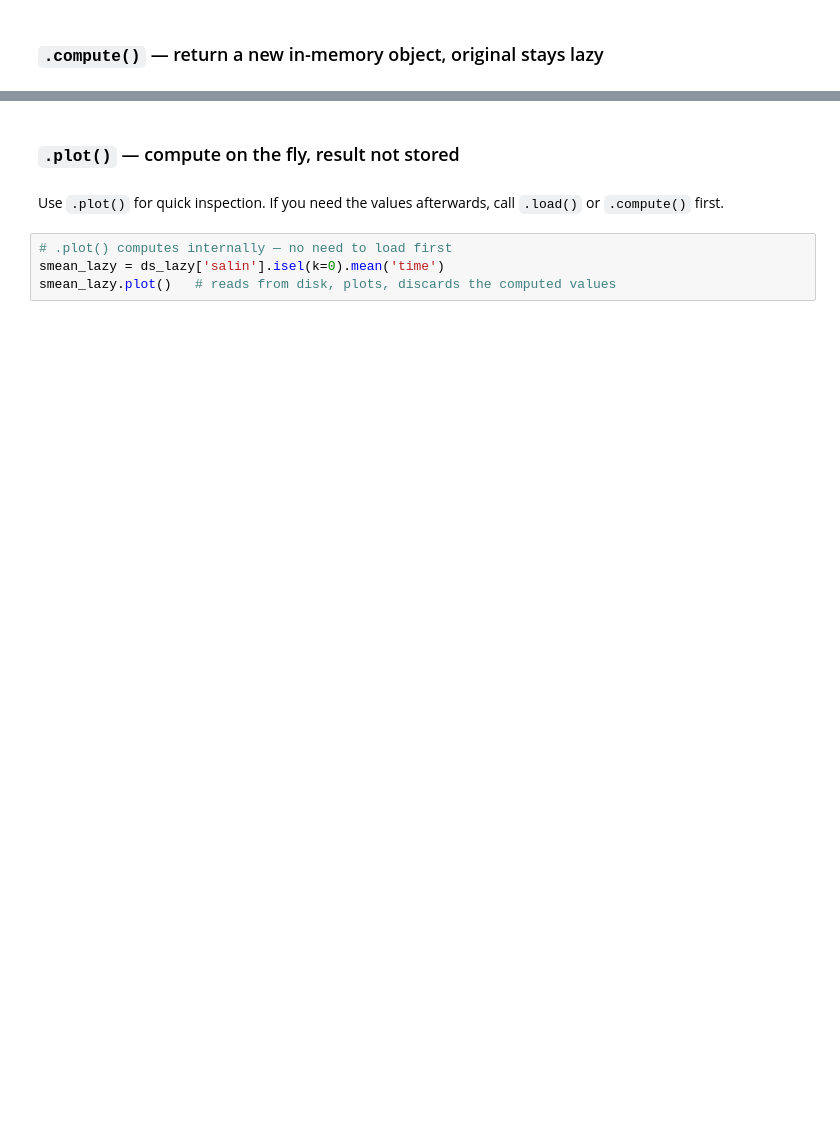
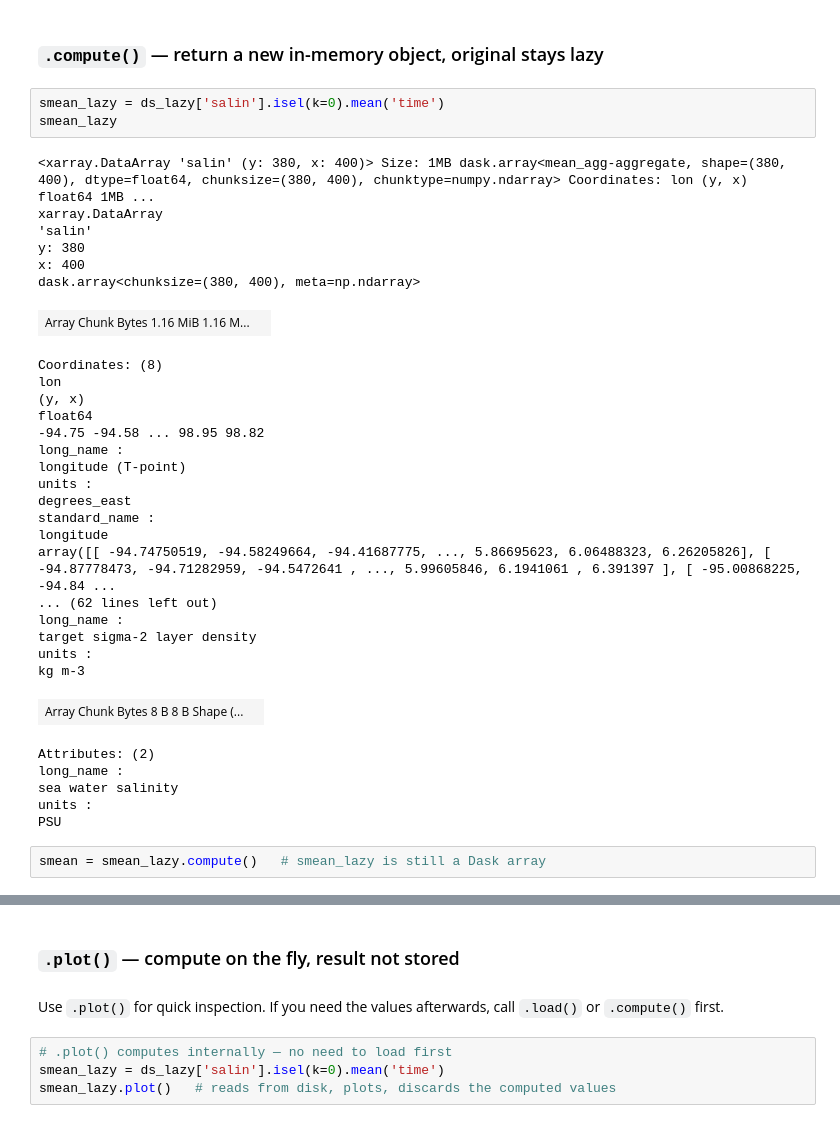
Before and after one commit to NoraLoose/xhycom, a Jupyter notebook: docs/lazy-loading.ipynb, the cells around one changed output, grey strips where cells are left out. Drawn from its saved outputs; the diff is of its cells as text; blank space fills up the shorter version.

```diff
--- a/docs/lazy-loading.ipynb
+++ b/docs/lazy-loading.ipynb
@@ -180,2 +252,38 @@ print(smean_lazy.values.mean())   # also fast
 # %% [markdown]
 ### `.compute()` — return a new in-memory object, original stays lazy
+# %%
+smean_lazy = ds_lazy['salin'].isel(k=0).mean('time')
+smean_lazy
+# %% [output]
+<xarray.DataArray 'salin' (y: 380, x: 400)> Size: 1MB dask.array<mean_agg-aggregate, shape=(380, 400), dtype=float64, chunksize=(380, 400), chunktype=numpy.ndarray> Coordinates: lon (y, x) float64 1MB ...
+xarray.DataArray
+'salin'
+y: 380
+x: 400
+dask.array<chunksize=(380, 400), meta=np.ndarray>
+| Array Chunk Bytes 1.16 MiB 1.16 M... |  |
+Coordinates: (8)
+lon
+(y, x)
+float64
+-94.75 -94.58 ... 98.95 98.82
+long_name :
+longitude (T-point)
+units :
+degrees_east
+standard_name :
+longitude
+array([[ -94.74750519, -94.58249664, -94.41687775, ..., 5.86695623, 6.06488323, 6.26205826], [ -94.87778473, -94.71282959, -94.5472641 , ..., 5.99605846, 6.1941061 , 6.391397 ], [ -95.00868225, -94.84 ...
+... (62 lines left out)
+long_name :
+target sigma-2 layer density
+units :
+kg m-3
+| Array Chunk Bytes 8 B 8 B Shape (... |  |
+Attributes: (2)
+long_name :
+sea water salinity
+units :
+PSU
+# %%
+smean = smean_lazy.compute()   # smean_lazy is still a Dask array
```
Also changed, not shown: parts of 40 cells of this notebook, 1 other file.
